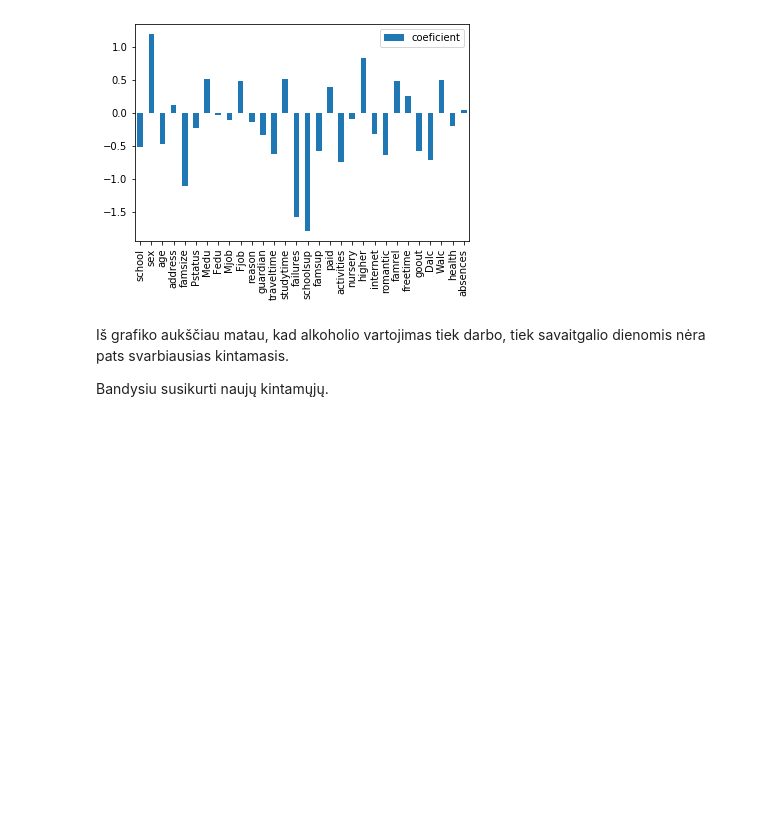
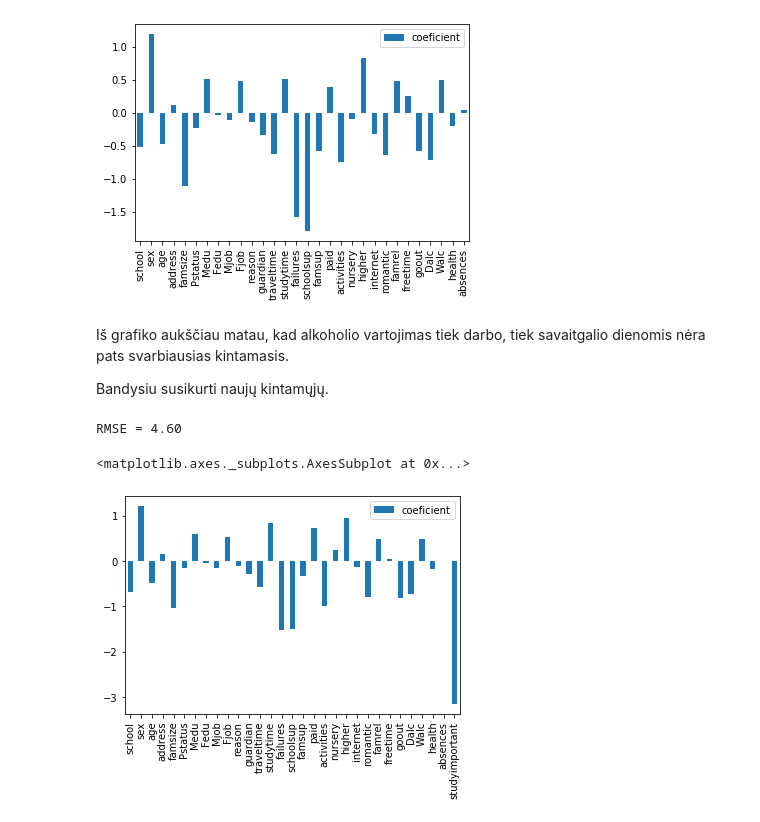
Before and after one commit to robertaskprojektas/Projektas, a Jupyter notebook: Projektas.ipynb, the cells around one changed output. Drawn from its saved outputs; the diff is of its cells as text; code cells hidden in the pictures; blank space fills up the shorter version.

```diff
--- a/Projektas.ipynb
+++ b/Projektas.ipynb
@@ -187,3 +200,32 @@ pd.DataFrame(lr.coef_, index=['school', 'sex', 'age', 'address', 'famsize', 'Pst
 Iš grafiko aukščiau matau, kad alkoholio vartojimas tiek darbo, tiek savaitgalio dienomis nėra pats svarbiausias kintamasis.
 
 Bandysiu susikurti naujų kintamųjų.
+# %%
+#1. Mokslų svarba mokiniui
+Duomenys["studyimportant"]=(Duomenys["studytime"]+Duomenys["schoolsup"]+Duomenys["famsup"]+Duomenys["paid"]+
+                            Duomenys["nursery"]+Duomenys['higher'])/(Duomenys["activities"]+Duomenys["goout"]+
+                                                                     Duomenys["romantic"]+Duomenys["freetime"]+
+                                                                     Duomenys["absences"])
+# %%
+lr = LinearRegression()
+lr.fit(Duomenys[mask].drop(['G1', # kintamąjį išmetu, nes jis kaip ir nesvarbus - jo neprognozuoju ir jis yra G3 sudėtinė dalis
+                           'G2',    # kintamąjį išmetu, nes jis kaip ir nesvarbus - jo neprognozuoju ir jis yra G3 sudėtinė dalis
+                           'G3'  # kintamąjį išmetu, nes prognozuoju
+                           ],
+                          axis=1),  # X_train
+       Duomenys[mask]['G3'])        # y_train
+
+pred = lr.predict(Duomenys[~mask].drop(['G1', 'G2',
+                                'G3'], axis=1))   # X_test
+print('RMSE = {0:.02f}'.format(
+    np.sqrt(np.mean((pred - Duomenys[~mask]['G3'])**2))))   # pred - y_test
+# %% [output]
+RMSE = 4.60
+# %%
+pd.DataFrame(lr.coef_, index=['school', 'sex', 'age', 'address', 'famsize', 'Pstatus', 'Medu', 'Fedu', 'Mjob', 'Fjob', 'reason',
+'guardian', 'traveltime', 'studytime', 'failures', 'schoolsup', 'famsup', 'paid', 'activities', 'nursery', 'higher', 'internet',
+'romantic', 'famrel', 'freetime', 'goout', 'Dalc', 'Walc', 'health', 'absences', 'studyimportant'],
+             columns=['coeficient']).plot(kind='bar')
+# %% [output]
+<matplotlib.axes._subplots.AxesSubplot at 0x...>
+[figure, added]
```
Also changed, not shown: parts of 5 cells of this notebook.
